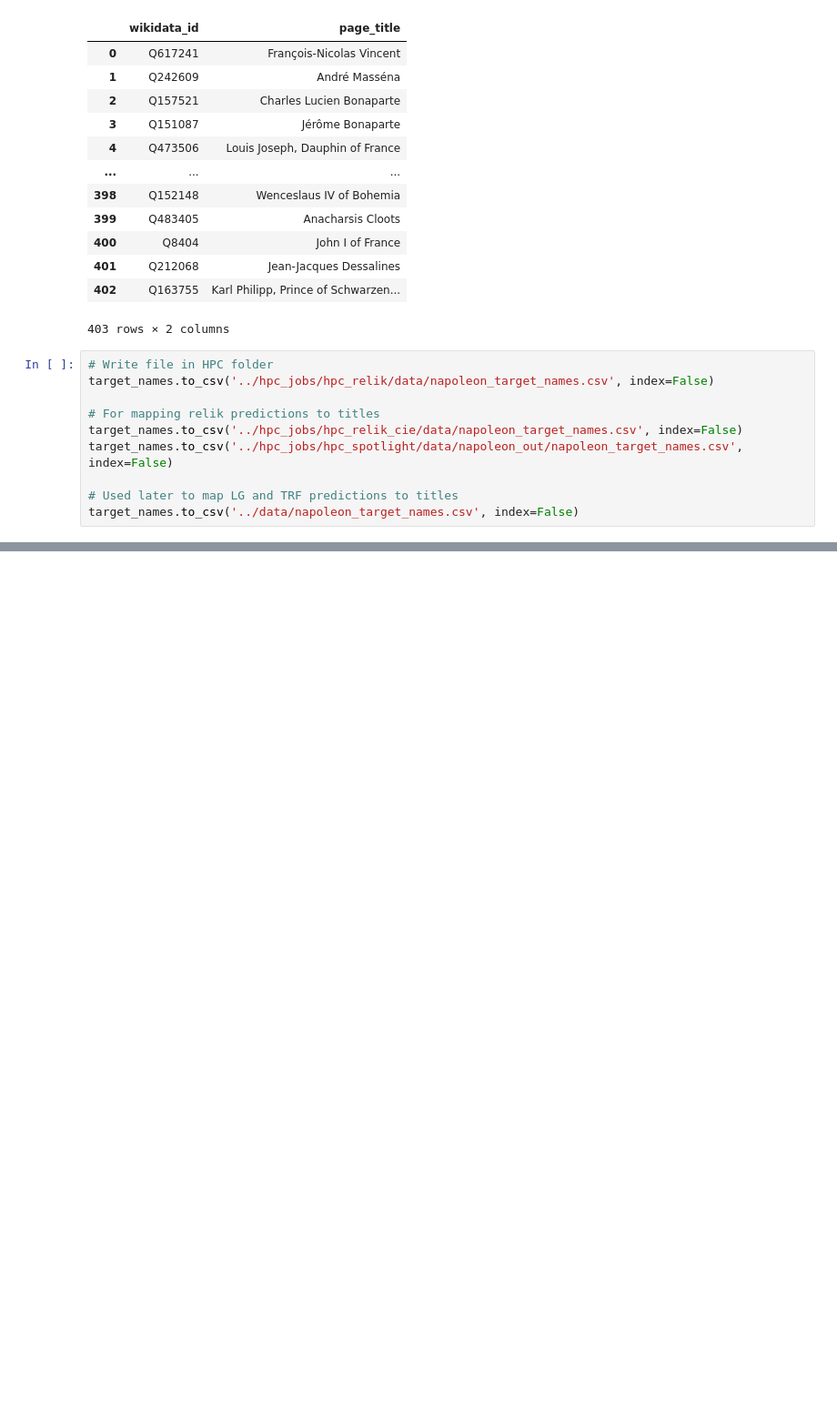
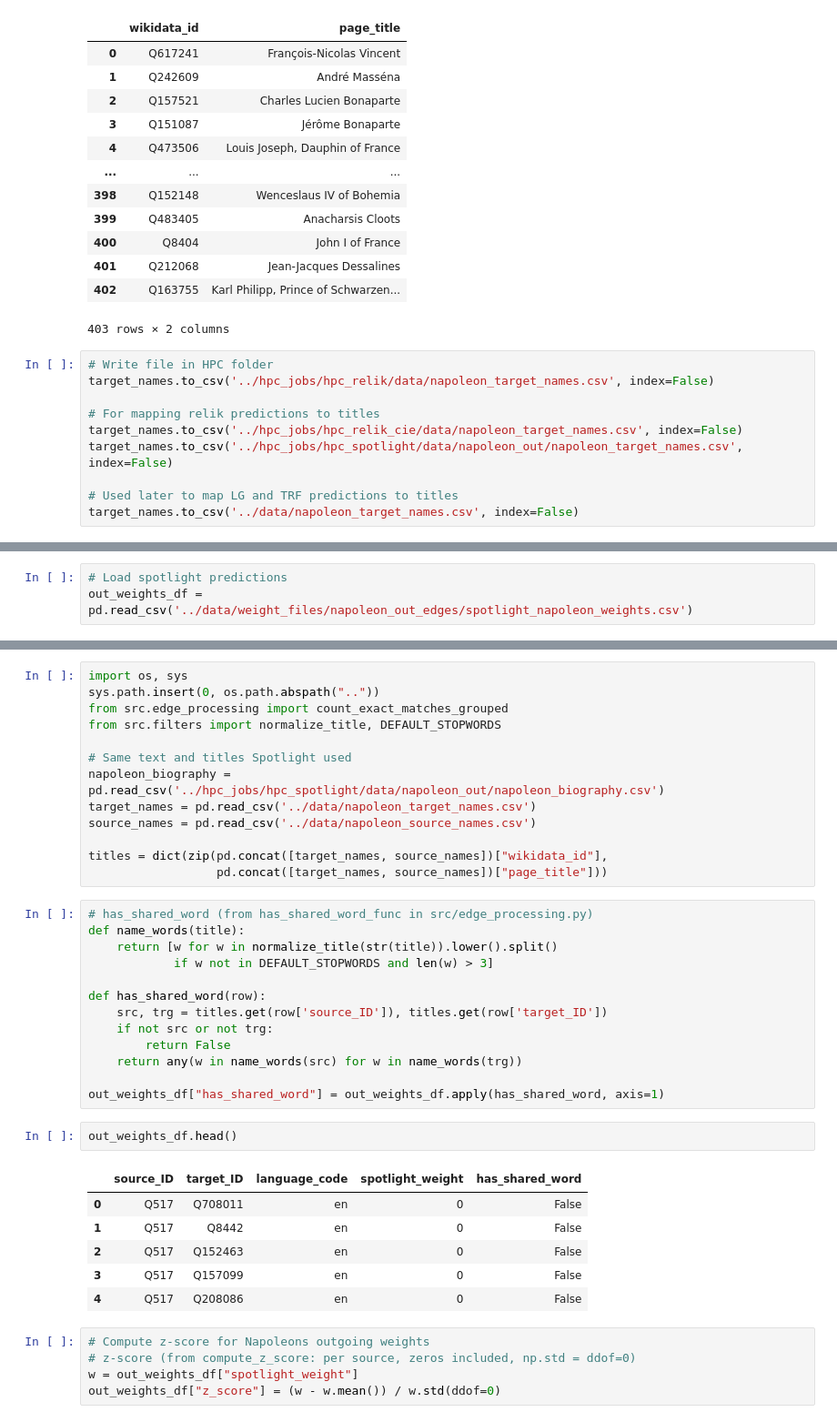
Before and after one commit to Karima-m/BSc_Project_Fall2026, a Jupyter notebook: notebooks/02_spotlight_prep.ipynb, the cells around one changed output, grey strips where cells are left out. Shown at 91% size. Saved outputs shown, nothing was run; the diff lists cells and outputs as text; blank space fills up the shorter version.

Commit message:
Apply rest of spotlight pipeline

```diff
--- a/notebooks/02_spotlight_prep.ipynb
+++ b/notebooks/02_spotlight_prep.ipynb
@@ -218,0 +250,3 @@ weights_df.loc[weights_df.apply(is_substring, axis=1), "weight"] = 1
+# %%
+# Load spotlight predictions
+out_weights_df = pd.read_csv('../data/weight_files/napoleon_out_edges/spotlight_napoleon_weights.csv')
@@ -218,0 +264,40 @@ weights_df.loc[weights_df.apply(is_substring, axis=1), "weight"] = 1
+# %%
+import os, sys
+sys.path.insert(0, os.path.abspath(".."))
+from src.edge_processing import count_exact_matches_grouped
+from src.filters import normalize_title, DEFAULT_STOPWORDS
+
+# Same text and titles Spotlight used
+napoleon_biography = pd.read_csv('../hpc_jobs/hpc_spotlight/data/napoleon_out/napoleon_biography.csv')
+target_names = pd.read_csv('../data/napoleon_target_names.csv')
+source_names = pd.read_csv('../data/napoleon_source_names.csv')
+
+titles = dict(zip(pd.concat([target_names, source_names])["wikidata_id"],
+                  pd.concat([target_names, source_names])["page_title"]))
+# %%
+# has_shared_word (from has_shared_word_func in src/edge_processing.py)
+def name_words(title):
+    return [w for w in normalize_title(str(title)).lower().split()
+            if w not in DEFAULT_STOPWORDS and len(w) > 3]
+
+def has_shared_word(row):
+    src, trg = titles.get(row['source_ID']), titles.get(row['target_ID'])
+    if not src or not trg:
+        return False
+    return any(w in name_words(src) for w in name_words(trg))
+
+out_weights_df["has_shared_word"] = out_weights_df.apply(has_shared_word, axis=1)
+# %%
+out_weights_df.head()
+# %% [output]
+|  | source_ID | target_ID | language_code | spotlight_weight | has_shared_word |
+| 0 | Q517 | Q708011 | en | 0 | False |
+| 1 | Q517 | Q8442 | en | 0 | False |
+| 2 | Q517 | Q152463 | en | 0 | False |
+| 3 | Q517 | Q157099 | en | 0 | False |
+| 4 | Q517 | Q208086 | en | 0 | False |
+# %%
+# Compute z-score for Napoleons outgoing weights
+# z-score (from compute_z_score: per source, zeros included, np.std = ddof=0)
+w = out_weights_df["spotlight_weight"]
+out_weights_df["z_score"] = (w - w.mean()) / w.std(ddof=0)
```
Also changed, not shown: parts of 14 cells of this notebook.
